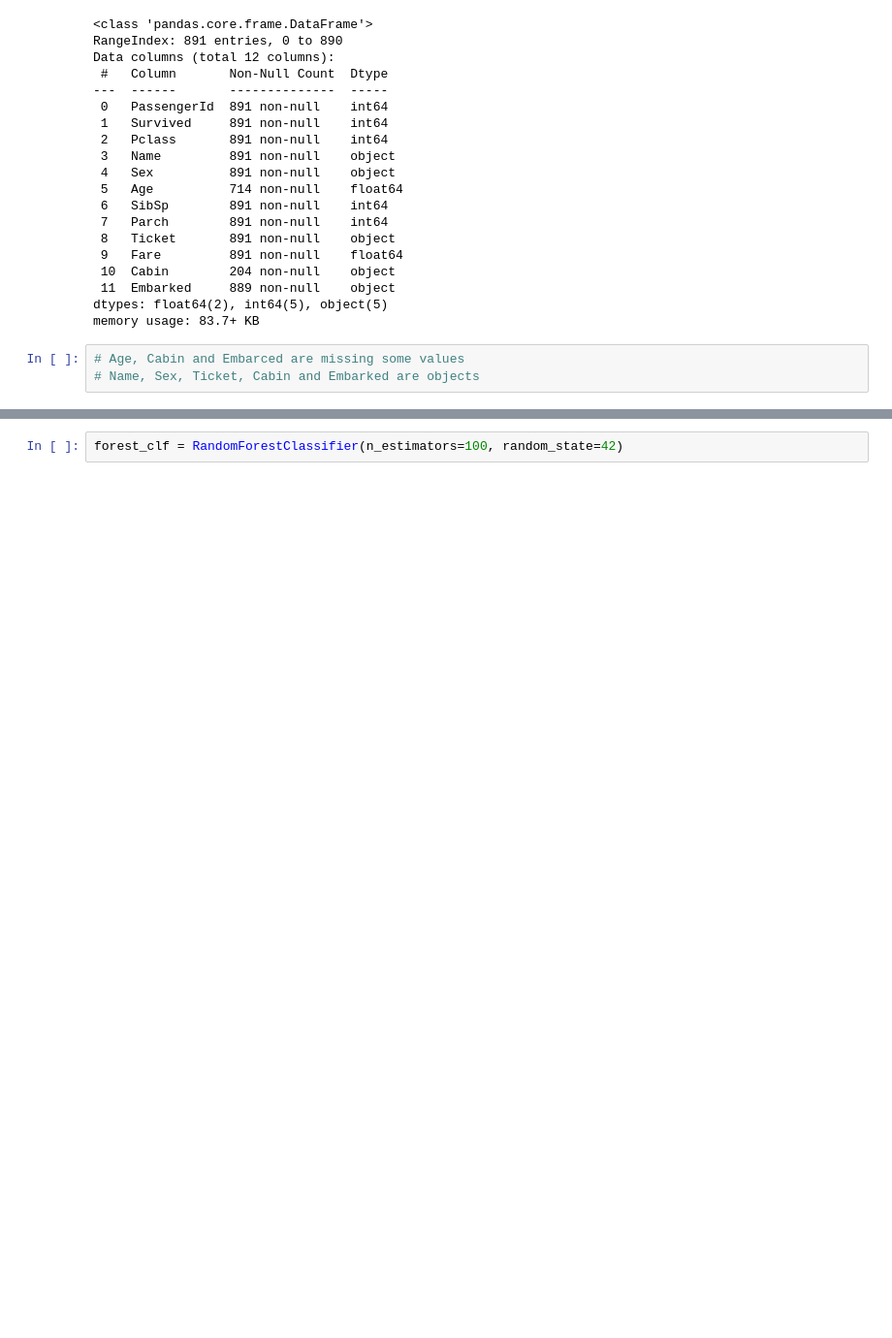
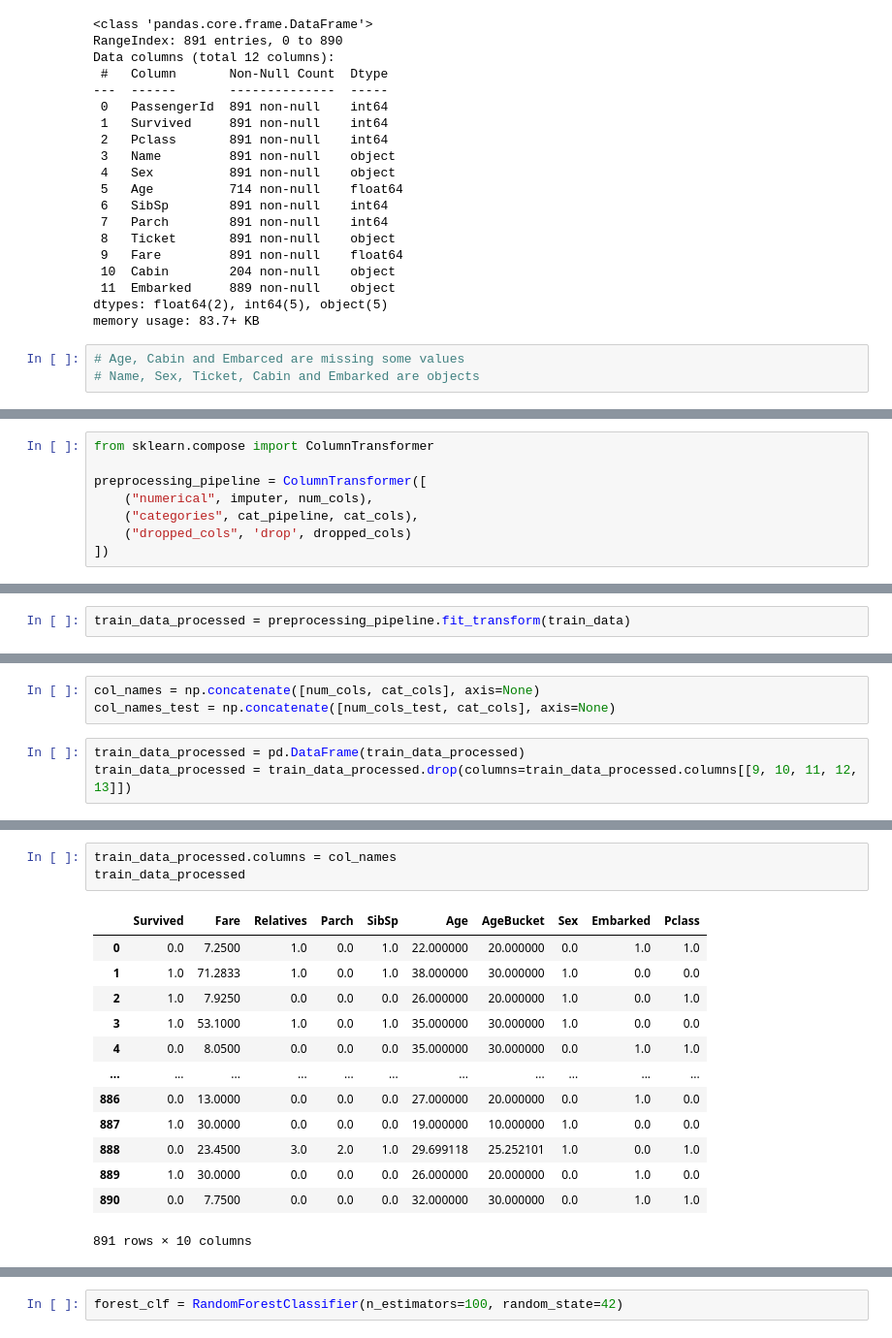
Before and after one commit to sasha0503/kaggle-titanic, a Jupyter notebook: Titanic.ipynb, the cells around one changed output, grey strips where cells are left out. Shown: that part at 97% size. Drawn from its saved outputs; the diff is of its cells as text; blank space fills up the shorter version.

```diff
--- a/Titanic.ipynb
+++ b/Titanic.ipynb
@@ -270,0 +113,8 @@ grid_search.best_params_
+# %%
+from sklearn.compose import ColumnTransformer
+
+preprocessing_pipeline = ColumnTransformer([
+    ("numerical", imputer, num_cols),
+    ("categories", cat_pipeline, cat_cols),
+    ("dropped_cols", 'drop', dropped_cols)
+])
@@ -270,0 +127,2 @@ grid_search.best_params_
+# %%
+train_data_processed = preprocessing_pipeline.fit_transform(train_data)
@@ -270,0 +131,6 @@ grid_search.best_params_
+# %%
+col_names = np.concatenate([num_cols, cat_cols], axis=None)
+col_names_test = np.concatenate([num_cols_test, cat_cols], axis=None)
+# %%
+train_data_processed = pd.DataFrame(train_data_processed)
+train_data_processed = train_data_processed.drop(columns=train_data_processed.columns[[9, 10, 11, 12, 13]])
@@ -270,0 +155,17 @@ grid_search.best_params_
+# %%
+train_data_processed.columns = col_names
+train_data_processed
+# %% [output]
+|  | Survived | Fare | Relatives | Parch | SibSp | Age | AgeBucket | Sex | Embarked | Pclass |
+| 0 | 0.0 | 7.2500 | 1.0 | 0.0 | 1.0 | 22.000000 | 20.000000 | 0.0 | 1.0 | 1.0 |
+| 1 | 1.0 | 71.2833 | 1.0 | 0.0 | 1.0 | 38.000000 | 30.000000 | 1.0 | 0.0 | 0.0 |
+| 2 | 1.0 | 7.9250 | 0.0 | 0.0 | 0.0 | 26.000000 | 20.000000 | 1.0 | 0.0 | 1.0 |
+| 3 | 1.0 | 53.1000 | 1.0 | 0.0 | 1.0 | 35.000000 | 30.000000 | 1.0 | 0.0 | 0.0 |
+| 4 | 0.0 | 8.0500 | 0.0 | 0.0 | 0.0 | 35.000000 | 30.000000 | 0.0 | 1.0 | 1.0 |
+| ... | ... | ... | ... | ... | ... | ... | ... | ... | ... | ... |
+| 886 | 0.0 | 13.0000 | 0.0 | 0.0 | 0.0 | 27.000000 | 20.000000 | 0.0 | 1.0 | 0.0 |
+| 887 | 1.0 | 30.0000 | 0.0 | 0.0 | 0.0 | 19.000000 | 10.000000 | 1.0 | 0.0 | 0.0 |
+| 888 | 0.0 | 23.4500 | 3.0 | 2.0 | 1.0 | 29.699118 | 25.252101 | 1.0 | 0.0 | 1.0 |
+| 889 | 1.0 | 30.0000 | 0.0 | 0.0 | 0.0 | 26.000000 | 20.000000 | 0.0 | 1.0 | 0.0 |
+| 890 | 0.0 | 7.7500 | 0.0 | 0.0 | 0.0 | 32.000000 | 30.000000 | 0.0 | 1.0 | 1.0 |
+891 rows × 10 columns
```
Also changed, not shown: parts of 64 cells of this notebook.
